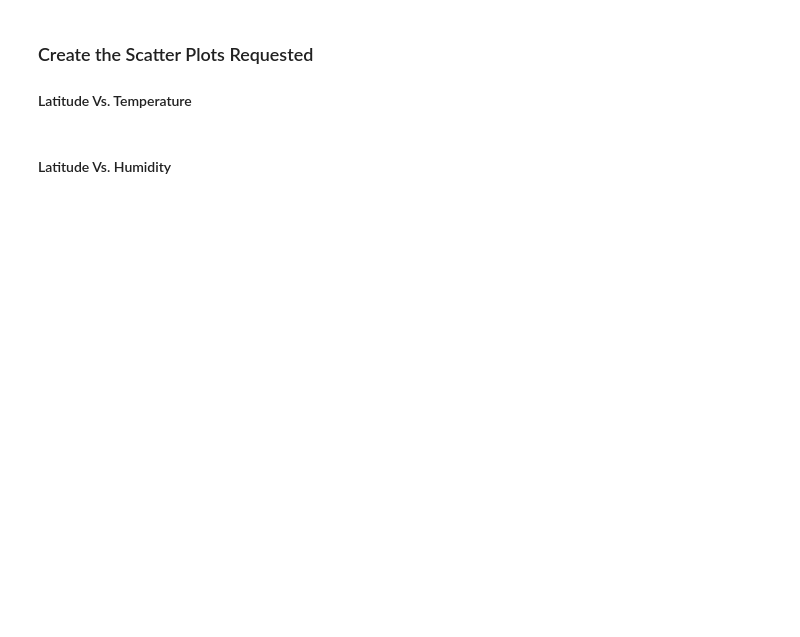
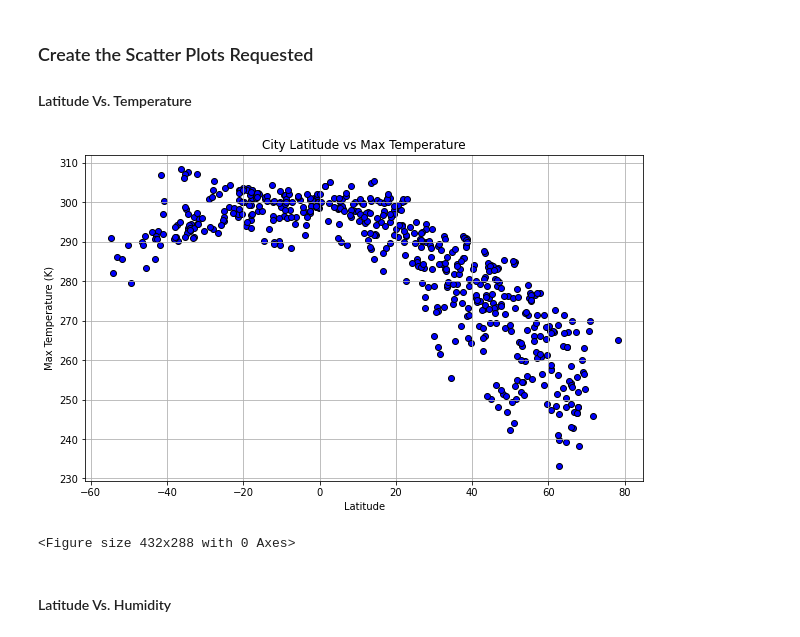
Before and after one commit to jayparikh1998/UofT-Bootcamp, a Jupyter notebook: python_api_challenge/starter_code/WeatherPy.ipynb, the cells around one changed output. Cells and saved outputs as stored; diff of their text form; code cells hidden in the pictures; blank space fills up the shorter version.

```diff
--- a/python_api_challenge/starter_code/WeatherPy.ipynb
+++ b/python_api_challenge/starter_code/WeatherPy.ipynb
@@ -136,6 +174,6 @@ city_data_df.to_csv("output_data/cities.csv", index_label="City_ID")
 # %%
 # Read saved data
-city_data_df = pd.read_csv("output_data/cities.csv", index_col="City_ID")
+city_data_df = pd.read_csv("C:/Users/jaypa/OneDrive/Documents/GitHub/UofT Bootcamp/python_api_challenge/output_data/cities.csv", index_col="City_ID")
 
 # Display sample data
 city_data_df.head()
@@ -158,2 +192,20 @@ plt.show()
+# %%
+# Plotting Latitude vs Maximum Temperature
+plt.figure(figsize=(10, 6))
+plt.scatter(city_data_df['Lat'], city_data_df['Max Temp'], color='blue', edgecolor='black')
+plt.title('City Latitude vs Max Temperature')
+plt.xlabel('Latitude')
+plt.ylabel('Max Temperature (K)')
+plt.grid(True)
+plt.show()
+
+# Save the figure
+plt.savefig("C:/Users/jaypa/OneDrive/Documents/GitHub/UofT Bootcamp/python_api_challenge/output_data/Fig1.png")
+
+# Show plot
+plt.show()
+# %% [output]
+[figure, added]
+<Figure size 432x288 with 0 Axes>
 # %% [markdown]
 #### Latitude Vs. Humidity
```
Also changed, not shown: parts of 27 cells of this notebook, 5 other files.
